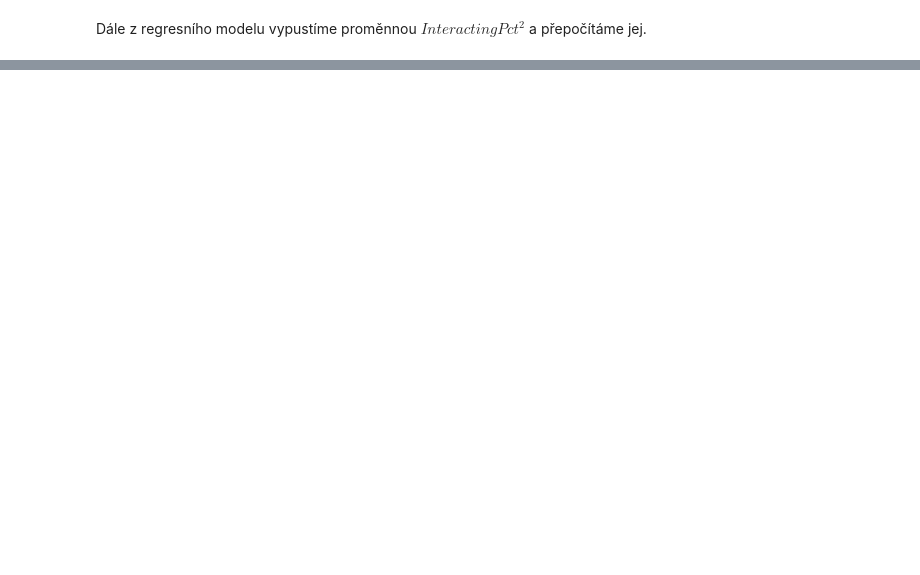
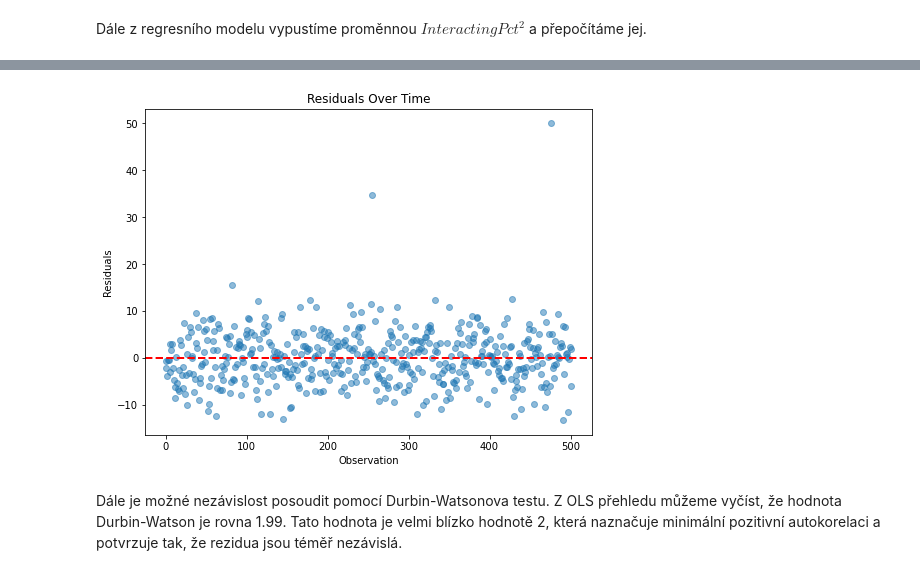
Before and after one commit to svobodovaLucie/MSP-project2, a Jupyter notebook: Svobodova_MSP_2-projekt.ipynb, the cells around one changed output, grey strips where cells are left out. Drawn from its saved outputs; the diff is of its cells as text; code cells hidden in the pictures; blank space fills up the shorter version.

```diff
--- a/Svobodova_MSP_2-projekt.ipynb
+++ b/Svobodova_MSP_2-projekt.ipynb
@@ -920,0 +801,12 @@ In summary, the provided statistics suggest that the residuals in your model app
+# %%
+plt.figure(figsize=(8, 6))
+plt.scatter(range(len(residuals)), residuals, alpha=0.5)
+plt.title('Residuals Over Time')
+plt.xlabel('Observation')
+plt.ylabel('Residuals')
+plt.axhline(0, color='red', linestyle='--', linewidth=2)
+plt.show()
+# %% [output]
+[figure, added]
+# %% [markdown]
+Dále je možné nezávislost posoudit pomocí Durbin-Watsonova testu. Z OLS přehledu můžeme vyčíst, že hodnota Durbin-Watson je rovna 1.99. Tato hodnota je velmi blízko hodnotě 2, která naznačuje minimální pozitivní autokorelaci a potvrzuje tak, že rezidua jsou téměř nezávislá.
```
Also changed, not shown: parts of 50 cells of this notebook.
